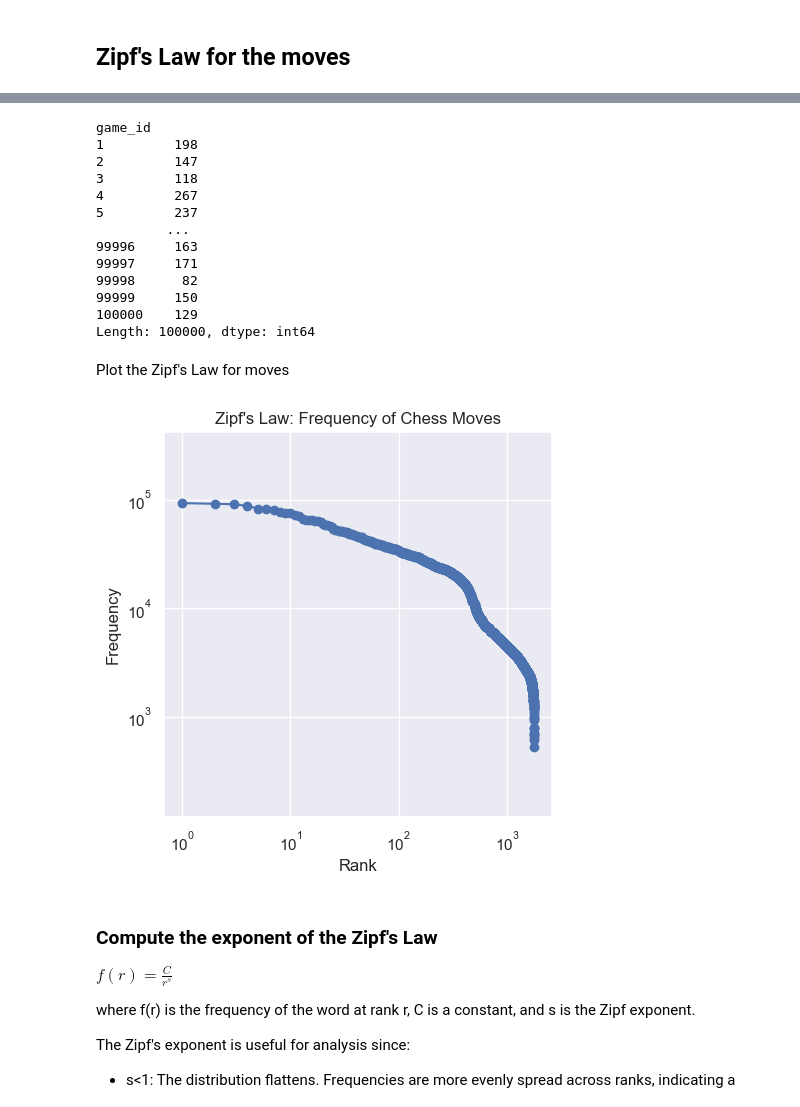
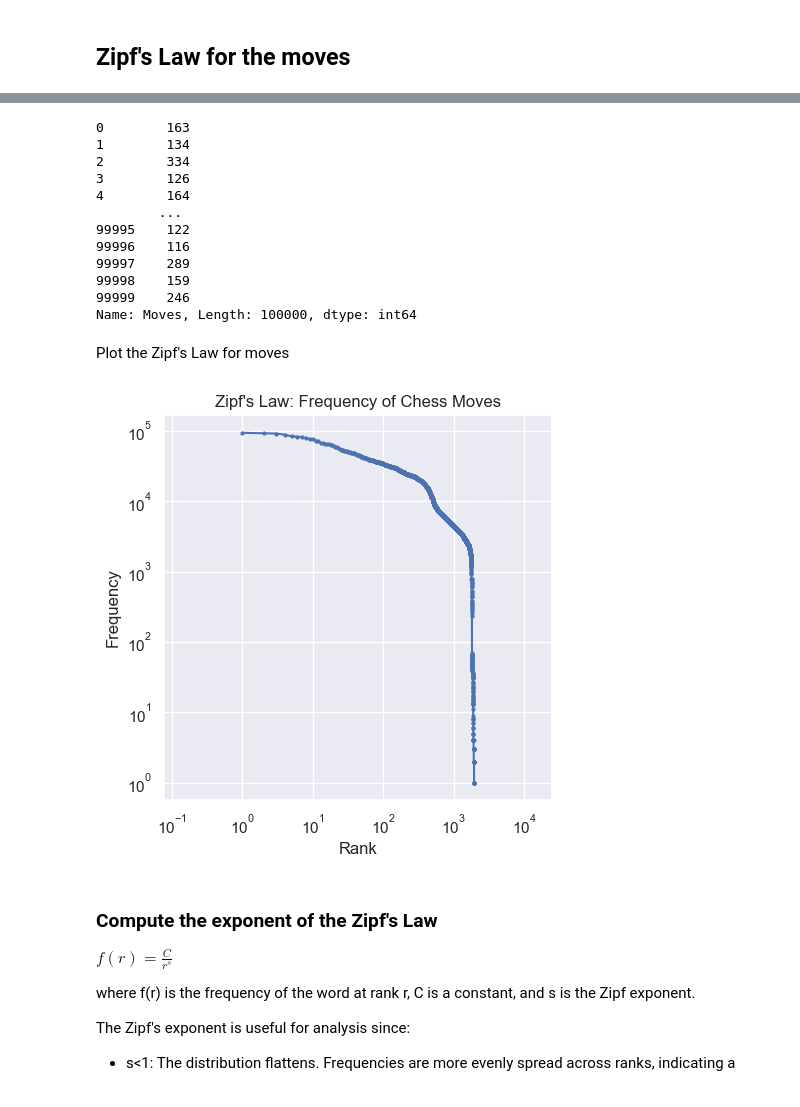
Before and after one commit to NLP-Project-PoliMi-2025/NLP-Project, a Jupyter notebook: notebooks/ZipfLaw.ipynb, the cells around one changed output, grey strips where cells are left out. Drawn from its saved outputs; the diff is of its cells as text; code cells hidden in the pictures.

```diff
--- a/notebooks/ZipfLaw.ipynb
+++ b/notebooks/ZipfLaw.ipynb
@@ -17,10 +28,3 @@ conn = sqlite3.connect("chess_games.db")
 cursor = conn.cursor()
 # %% [markdown]
 ## Zipf's Law for the moves
-# %%
-df = pd.read_sql_query("SELECT game_id, move FROM moves", conn)
-# group by game_id
-len_games = df.groupby('game_id').size()
-#drop column game_ids from the dataframe
-#remove the last character if the move has five characters to exclude differences in promotions
-df['move'] = df['move'].str[:-1].where(df['move'].str.len() == 5, df['move'])
@@ -27,22 +40,34 @@ df['move'] = df['move'].str[:-1].where(df['move'].str.len() == 5, df['move'])
+# %%
+def removeFifthChar(string):
+    if len(string) < 5:
+        return string
+    return string[:4]
+
+#Apply the function to the 'moves' column
+df['moves'] = df['Moves'].apply(removeFifthChar)
 # %%
+len_games = df['Moves'].apply(len)
 len_games
 # %% [output]
-game_id
-1         198
-2         147
-3         118
-4         267
-5         237
-         ...
-99996     163
-99997     171
-99998      82
-99999     150
-100000    129
-Length: 100000, dtype: int64
+0        163
+1        134
+2        334
+3        126
+4        164
+        ...
+99995    122
+99996    116
+99997    289
+99998    159
+99999    246
+Name: Moves, Length: 100000, dtype: int64
+# %%
+# Get all the performed moves
+# Concatenate all moves from all games into a single list
+moves = [move for game in df['Moves'] for move in game]
 # %%
 # Count the occurrences of each move
-move_counts = Counter(df['move'].tolist())
+move_counts = Counter(moves)
 
 # Sort the moves by frequency
 sorted_move_counts = move_counts.most_common()
@@ -52,14 +77,14 @@ move_frequencies = [count for fen, count in sorted_move_counts]
 Plot the Zipf's Law for moves
 # %%
 plt.figure(figsize=(5, 5))
-plt.loglog(move_ranks, move_frequencies, marker='o')
+plt.loglog(move_ranks, move_frequencies, marker='o', markersize=2)
 plt.title("Zipf's Law: Frequency of Chess Moves")
 plt.xlabel("Rank")
 plt.ylabel("Frequency")
 plt.axis('equal')
 plt.show()
 # %% [output]
-[figure, old version]
+[figure, new version]
 # %% [markdown]
 ### Compute the exponent of the Zipf's Law
 
```
Also changed, not shown: parts of 22 cells of this notebook, 2 other files.
